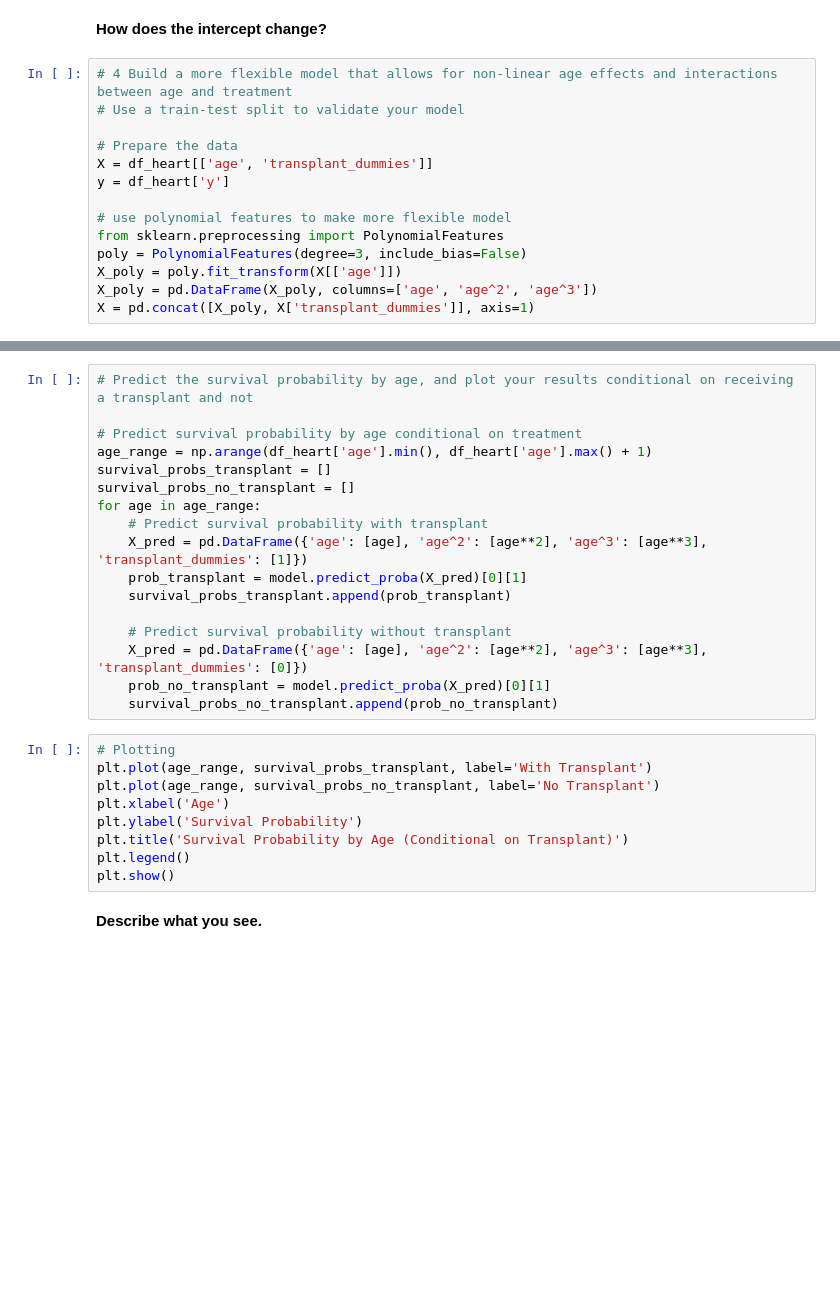
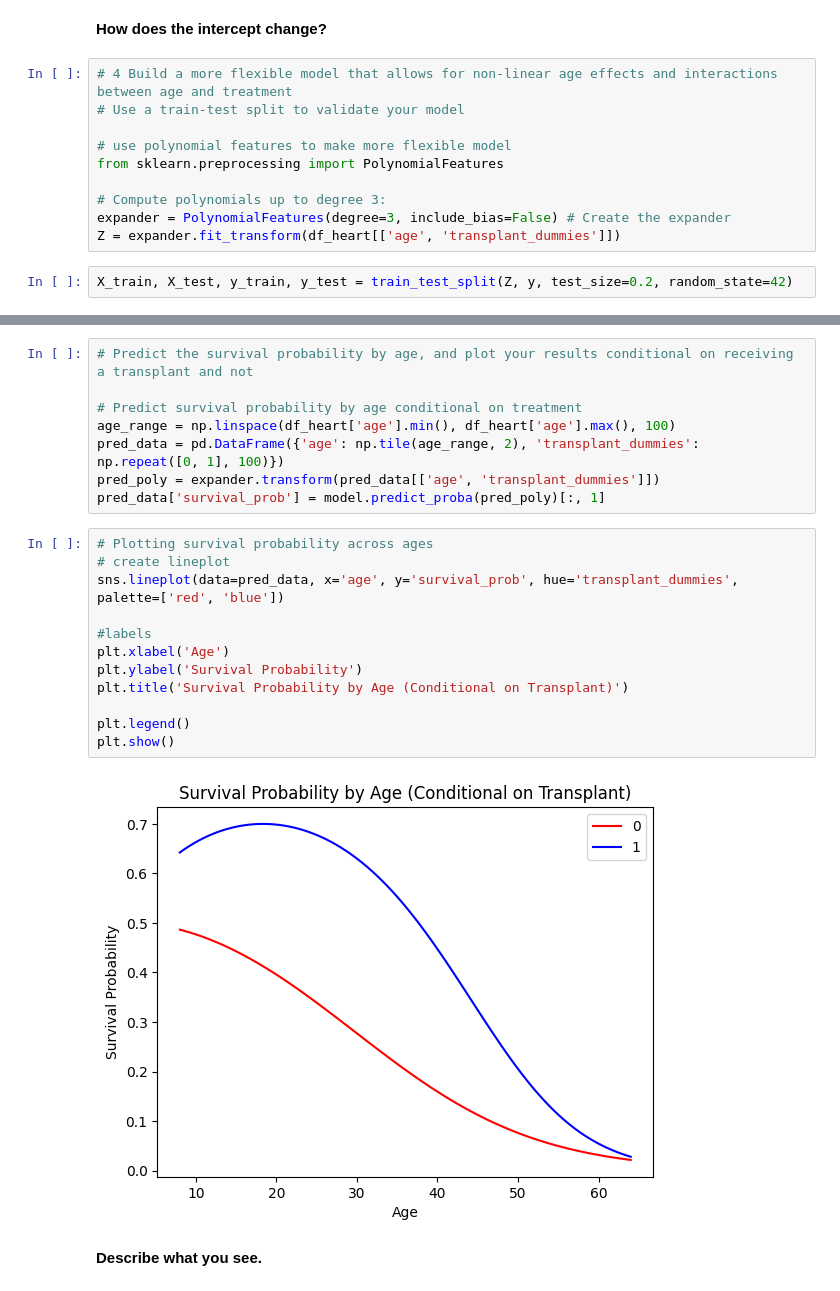
Before and after one commit to kpunsalan8/linearModels-KP, a Jupyter notebook: assignment/assignment.ipynb, the cells around one changed output, grey strips where cells are left out. Saved outputs shown, nothing was run; the diff lists cells and outputs as text; blank space fills up the shorter version.

```diff
--- a/assignment/assignment.ipynb
+++ b/assignment/assignment.ipynb
@@ -320,14 +320,12 @@ print(reg_y2.coef_) # Regression coefficients
 # 4 Build a more flexible model that allows for non-linear age effects and interactions between age and treatment
 # Use a train-test split to validate your model
 
-# Prepare the data
-X = df_heart[['age', 'transplant_dummies']]
-y = df_heart['y']
-
 # use polynomial features to make more flexible model
 from sklearn.preprocessing import PolynomialFeatures
-poly = PolynomialFeatures(degree=3, include_bias=False)
-X_poly = poly.fit_transform(X[['age']])
-X_poly = pd.DataFrame(X_poly, columns=['age', 'age^2', 'age^3'])
-X = pd.concat([X_poly, X['transplant_dummies']], axis=1)
+
+# Compute polynomials up to degree 3:
+expander = PolynomialFeatures(degree=3, include_bias=False) # Create the expander
+Z = expander.fit_transform(df_heart[['age', 'transplant_dummies']])
+# %%
+X_train, X_test, y_train, y_test = train_test_split(Z, y, test_size=0.2, random_state=42)
 # %%
@@ -348,28 +353,24 @@ print(f"Accuracy: {accuracy}")
 # Predict the survival probability by age, and plot your results conditional on receiving a transplant and not
 
 # Predict survival probability by age conditional on treatment
-age_range = np.arange(df_heart['age'].min(), df_heart['age'].max() + 1)
-survival_probs_transplant = []
-survival_probs_no_transplant = []
-for age in age_range:
-    # Predict survival probability with transplant
-    X_pred = pd.DataFrame({'age': [age], 'age^2': [age**2], 'age^3': [age**3], 'transplant_dummies': [1]})
-    prob_transplant = model.predict_proba(X_pred)[0][1]
-    survival_probs_transplant.append(prob_transplant)
-
-    # Predict survival probability without transplant
-    X_pred = pd.DataFrame({'age': [age], 'age^2': [age**2], 'age^3': [age**3], 'transplant_dummies': [0]})
-    prob_no_transplant = model.predict_proba(X_pred)[0][1]
-    survival_probs_no_transplant.append(prob_no_transplant)
+age_range = np.linspace(df_heart['age'].min(), df_heart['age'].max(), 100)
+pred_data = pd.DataFrame({'age': np.tile(age_range, 2), 'transplant_dummies': np.repeat([0, 1], 100)})
+pred_poly = expander.transform(pred_data[['age', 'transplant_dummies']])
+pred_data['survival_prob'] = model.predict_proba(pred_poly)[:, 1]
 # %%
-# Plotting
-plt.plot(age_range, survival_probs_transplant, label='With Transplant')
-plt.plot(age_range, survival_probs_no_transplant, label='No Transplant')
+# Plotting survival probability across ages
+# create lineplot
+sns.lineplot(data=pred_data, x='age', y='survival_prob', hue='transplant_dummies', palette=['red', 'blue'])
+
+#labels
 plt.xlabel('Age')
 plt.ylabel('Survival Probability')
 plt.title('Survival Probability by Age (Conditional on Transplant)')
+
 plt.legend()
 plt.show()
+# %% [output]
+[figure, added]
 # %% [markdown]
 **Describe what you see.**
 # %% [markdown]
```
Also changed, not shown: parts of 2 cells of this notebook.
